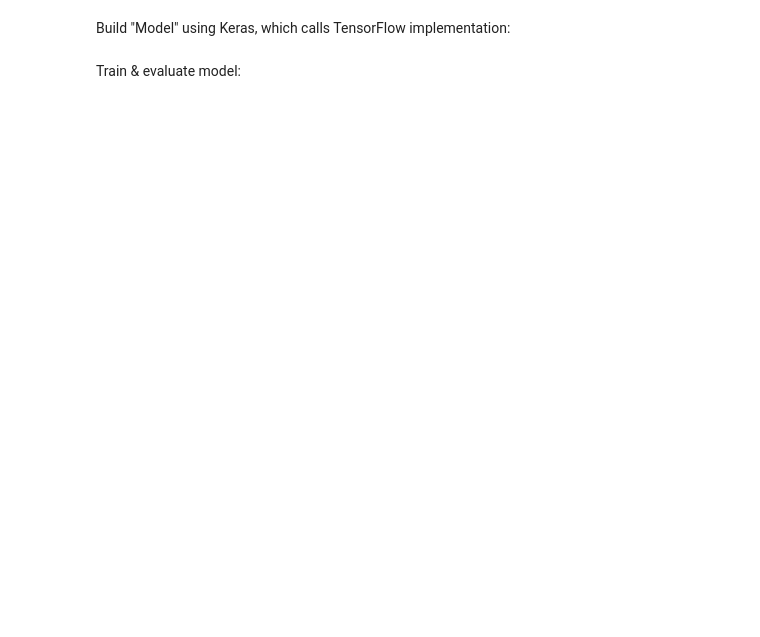
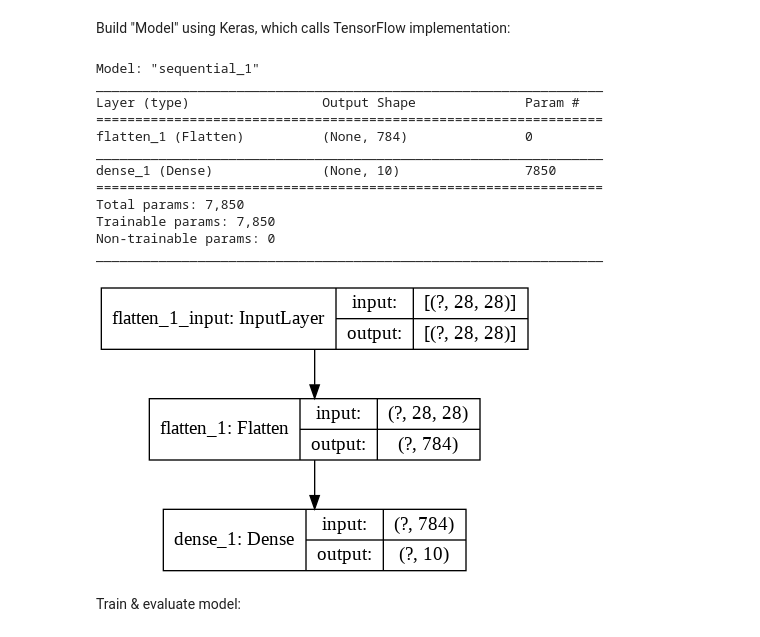
Before and after one commit to steve-burman/machine-learning-intro, a Jupyter notebook: TensorFlow_SXB.ipynb, the cells around one changed output. Cells and saved outputs as stored; diff of their text form; code cells hidden in the pictures; blank space fills up the shorter version.

```diff
--- a/TensorFlow_SXB.ipynb
+++ b/TensorFlow_SXB.ipynb
@@ -61,18 +73,37 @@ Build "Model" using Keras, which calls TensorFlow implementation:
 # %%
 model = tf.keras.models.Sequential(
     [
      tf.keras.layers.Flatten( input_shape=[28, 28] )
-     , tf.keras.layers.Dense( 128, activation='relu' )
-     , tf.keras.layers.Dropout( 0.2 )
+    #  , tf.keras.layers.Dense( 128, activation='relu' )
+    #  , tf.keras.layers.Dropout( 0.2 )
      , tf.keras.layers.Dense( 10, activation='softmax' )
     ]
 )
 
 model.compile(
     optimizer = 'adam'
     , loss = 'sparse_categorical_crossentropy'
     , metrics = [ 'accuracy' ]
 )
+
+# writer = tf.summary.create_file_writer( logdir="/tmp/mnist_demo/1" )
+
+model.summary()
+tf.keras.utils.plot_model( model, 'skip_connection.png', show_shapes=True )
+# %% [output]
+Model: "sequential_1"
+_________________________________________________________________
+Layer (type)                 Output Shape              Param #
+=================================================================
+flatten_1 (Flatten)          (None, 784)               0
+_________________________________________________________________
+dense_1 (Dense)              (None, 10)                7850
+=================================================================
+Total params: 7,850
+Trainable params: 7,850
+Non-trainable params: 0
+_________________________________________________________________
+[figure, added]
 # %% [markdown]
 Train & evaluate model:
 # %%
```
Also changed, not shown: parts of 16 cells of this notebook.
